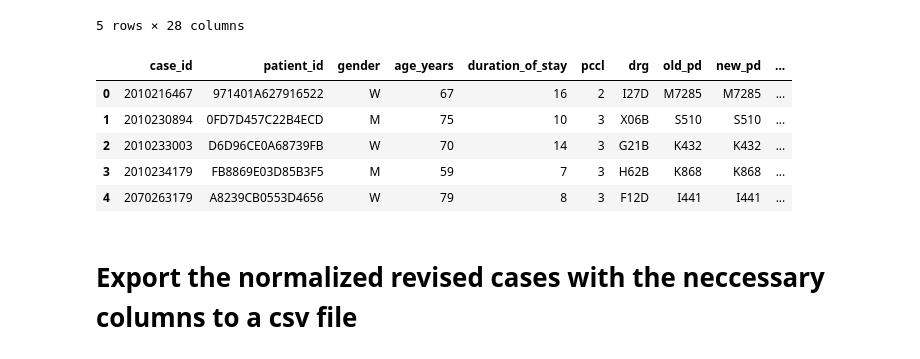
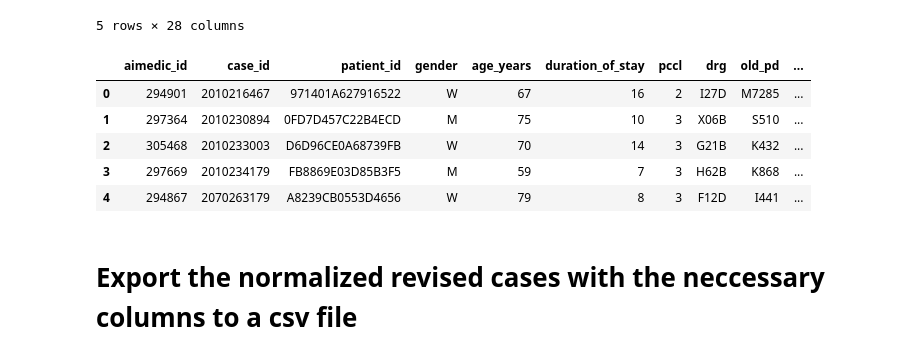
Before and after one commit to anschauf/code-scout-python, a Jupyter notebook: src/revised_case_normalization/KSSG_SRRWS_2019_normalization.ipynb, the cells around one changed output. Drawn from its saved outputs; the diff is of its cells as text; code cells hidden in the pictures.

```diff
--- a/src/revised_case_normalization/KSSG_SRRWS_2019_normalization.ipynb
+++ b/src/revised_case_normalization/KSSG_SRRWS_2019_normalization.ipynb
@@ -193,15 +193,15 @@ revised_case_normalized.head()
 | 4 | I441 | I441 | M100 | [J9580] | [] | [] | [] | 2070263179 | ... |
 5 rows × 28 columns
 # %%
-df_revised_case_normalized = revised_case_normalized[COLS_TO_SELECT]
+df_revised_case_normalized = revised_case_normalized[COLS_TO_OUTPUT]
 df_revised_case_normalized.head()
 # %% [output]
-|  | case_id | patient_id | gender | age_years | duration_of_stay | pccl | drg | old_pd | new_pd | ... |
-| 0 | 2010216467 | 971401A627916522 | W | 67 | 16 | 2 | I27D | M7285 | M7285 | ... |
-| 1 | 2010230894 | 0FD7D457C22B4ECD | M | 75 | 10 | 3 | X06B | S510 | S510 | ... |
-| 2 | 2010233003 | D6D96CE0A68739FB | W | 70 | 14 | 3 | G21B | K432 | K432 | ... |
-| 3 | 2010234179 | FB8869E03D85B3F5 | M | 59 | 7 | 3 | H62B | K868 | K868 | ... |
-| 4 | 2070263179 | A8239CB0553D4656 | W | 79 | 8 | 3 | F12D | I441 | I441 | ... |
+|  | aimedic_id | case_id | patient_id | gender | age_years | duration_of_stay | pccl | drg | old_pd | ... |
+| 0 | 294901 | 2010216467 | 971401A627916522 | W | 67 | 16 | 2 | I27D | M7285 | ... |
+| 1 | 297364 | 2010230894 | 0FD7D457C22B4ECD | M | 75 | 10 | 3 | X06B | S510 | ... |
+| 2 | 305468 | 2010233003 | D6D96CE0A68739FB | W | 70 | 14 | 3 | G21B | K432 | ... |
+| 3 | 297669 | 2010234179 | FB8869E03D85B3F5 | M | 59 | 7 | 3 | H62B | K868 | ... |
+| 4 | 294867 | 2070263179 | A8239CB0553D4656 | W | 79 | 8 | 3 | F12D | I441 | ... |
 # %% [markdown]
 # Export the normalized revised cases with the neccessary columns to a csv file
 # %%
```
Also changed, not shown: parts of 1 cell of this notebook, 10 other files.
